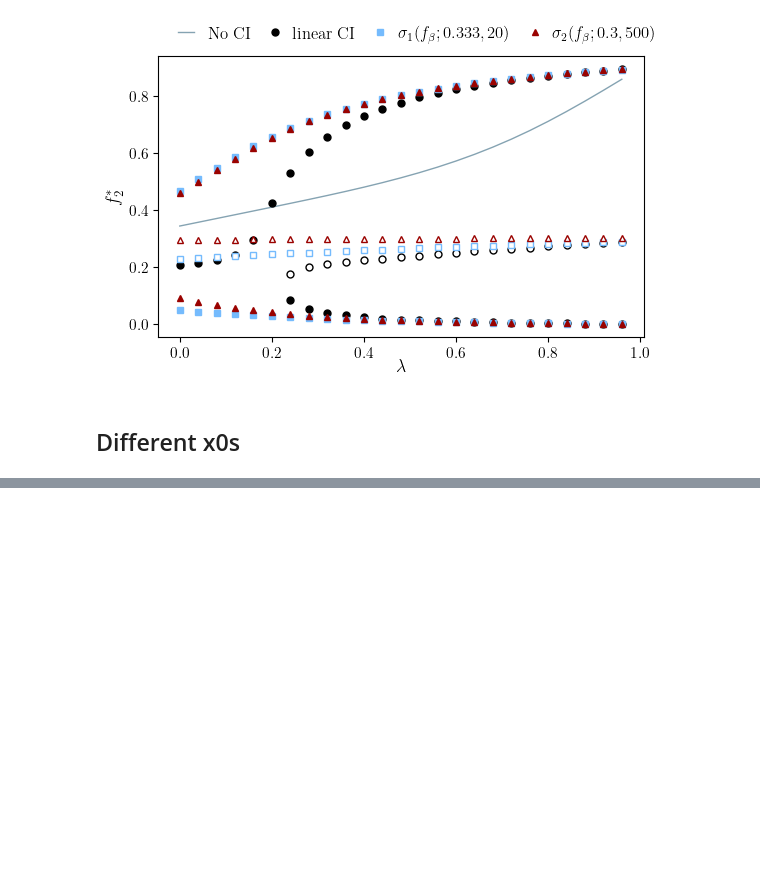
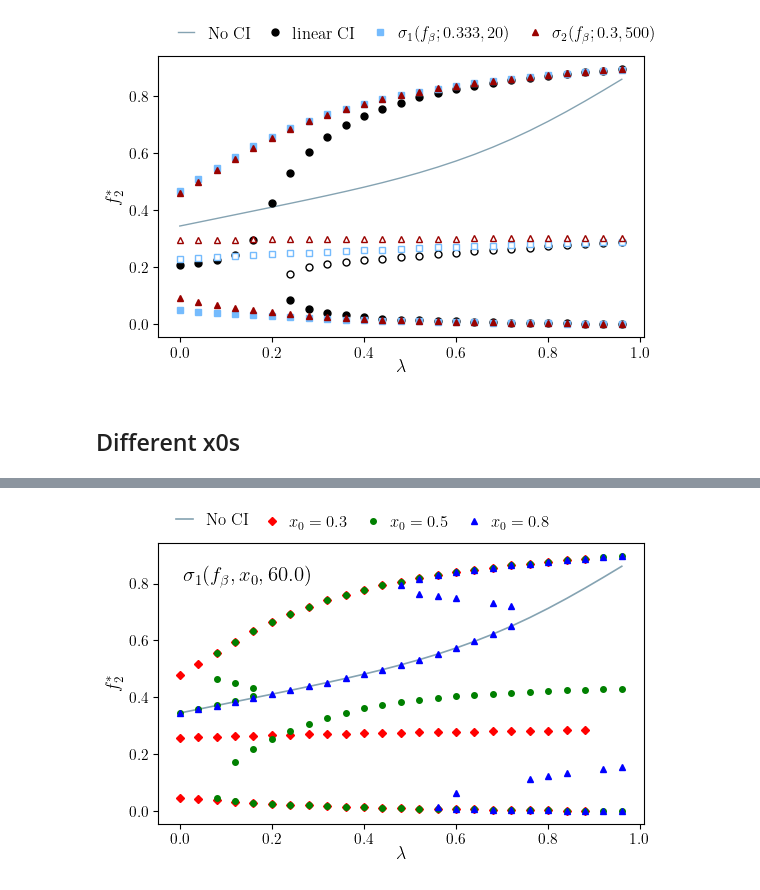
Before and after one commit to dmarchp/TFM_code, a Jupyter notebook: cross_inhibition/plots_for_paper.ipynb, the cells around one changed output, grey strips where cells are left out. Drawn from its saved outputs; the diff is of its cells as text; code cells hidden in the pictures; blank space fills up the shorter version.

```diff
--- a/cross_inhibition/plots_for_paper.ipynb
+++ b/cross_inhibition/plots_for_paper.ipynb
@@ -427,0 +478,26 @@ fig.legend(h[1:], l[1:], loc=(0.27, 0.91), frameon=False, ncol=3, handletextpad=
+# %%
+fig, ax = plt.subplots(1,1, figsize=(height*goldenRatio,height), constrained_layout=True)
+ax.set_xlabel(f'$\lambda$', labelpad=0)
+ax.set_ylabel('$f_2^*$')
+
+ax.plot(ls, sols_noci[2], lw=1.2, ls='-', color='xkcd:bluegrey', label='No CI')
+
+for x0, marker, color in zip(x0s, ['D', 'o', '^'], ['r', 'g', 'b']):
+    for l,fs in sols_dif_x0[x0].items():
+        label = fr'$x_0 = {x0}$' if l == 0.0 else '_nolabel_'
+        ax.plot([l]*len(fs), fs, marker=marker, ms=4, lw=0.0, color=color, label=label)
+
+# ax.legend(frameon=False)
+
+ax.set_position([box.x0-0.02, box.y0, box.width*1.11, box.height*1.04])
+ax.set_aspect(aspect=1/goldenRatio)
+# ax.legend(frameon=False, loc='center left', bbox_to_anchor=(0.5, 1.0), ncol=4, fontsize=12)
+# fig.legend(frameon=False, loc=(0.05, 0.9), ncol=4, fontsize=12)
+h, l = ax.get_legend_handles_labels()
+fig.legend([h[0],],  [l[0],], loc=(0.13, 0.915), frameon=False, handlelength=1.0)
+fig.legend(h[1:], l[1:], loc=(0.27, 0.91), frameon=False, ncol=3, handletextpad=0.05, columnspacing = 0.5)
+fig.text(0.15, 0.8, fr'$\sigma_{cimode} (f_\beta, x_0, {a})$')
+
+fig.savefig(f'diferent_x0_cimode_{cimode}_a_{a}.pdf')
+# %% [output]
+[figure, added]
```
Also changed, not shown: parts of 4 cells of this notebook.
